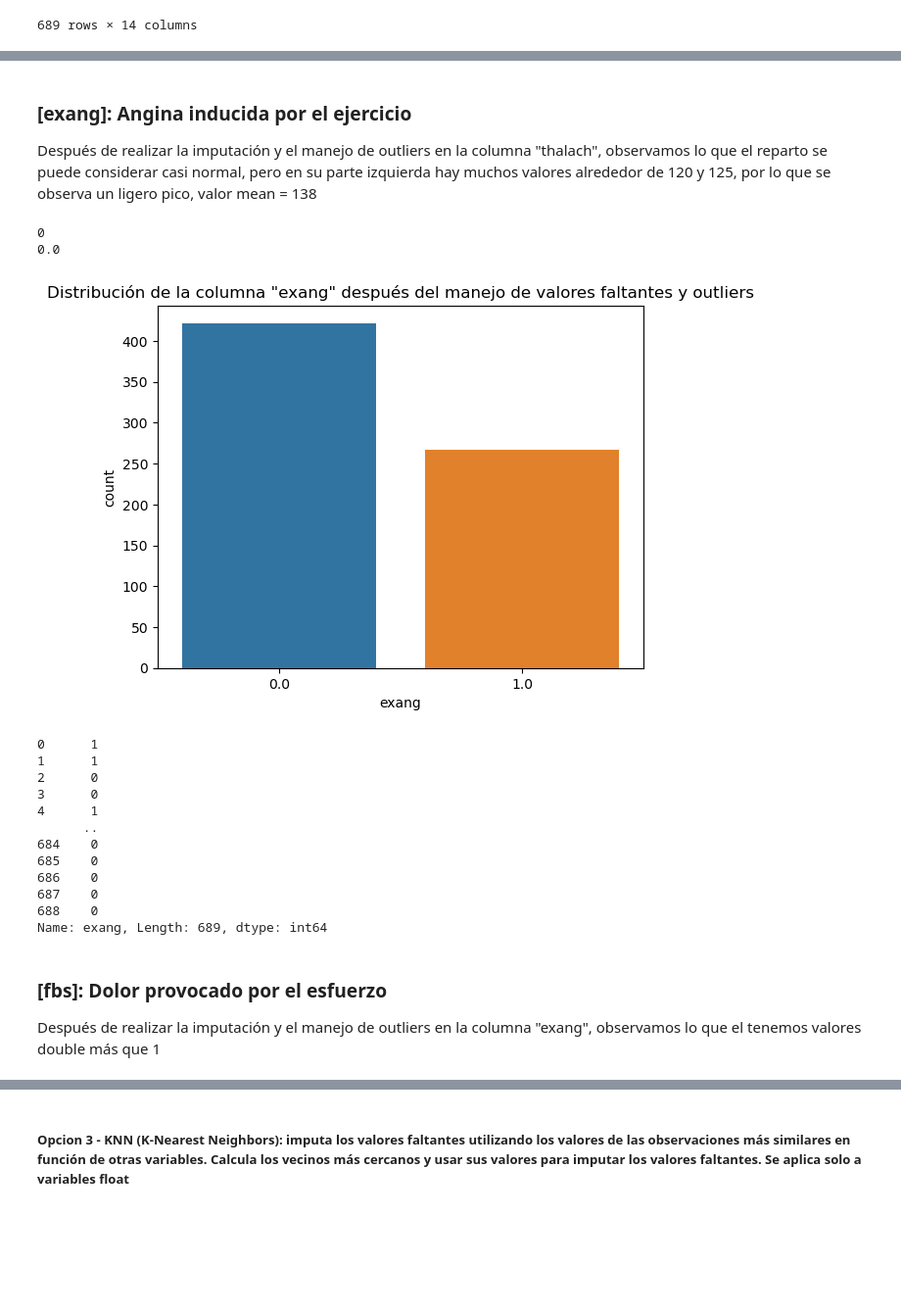
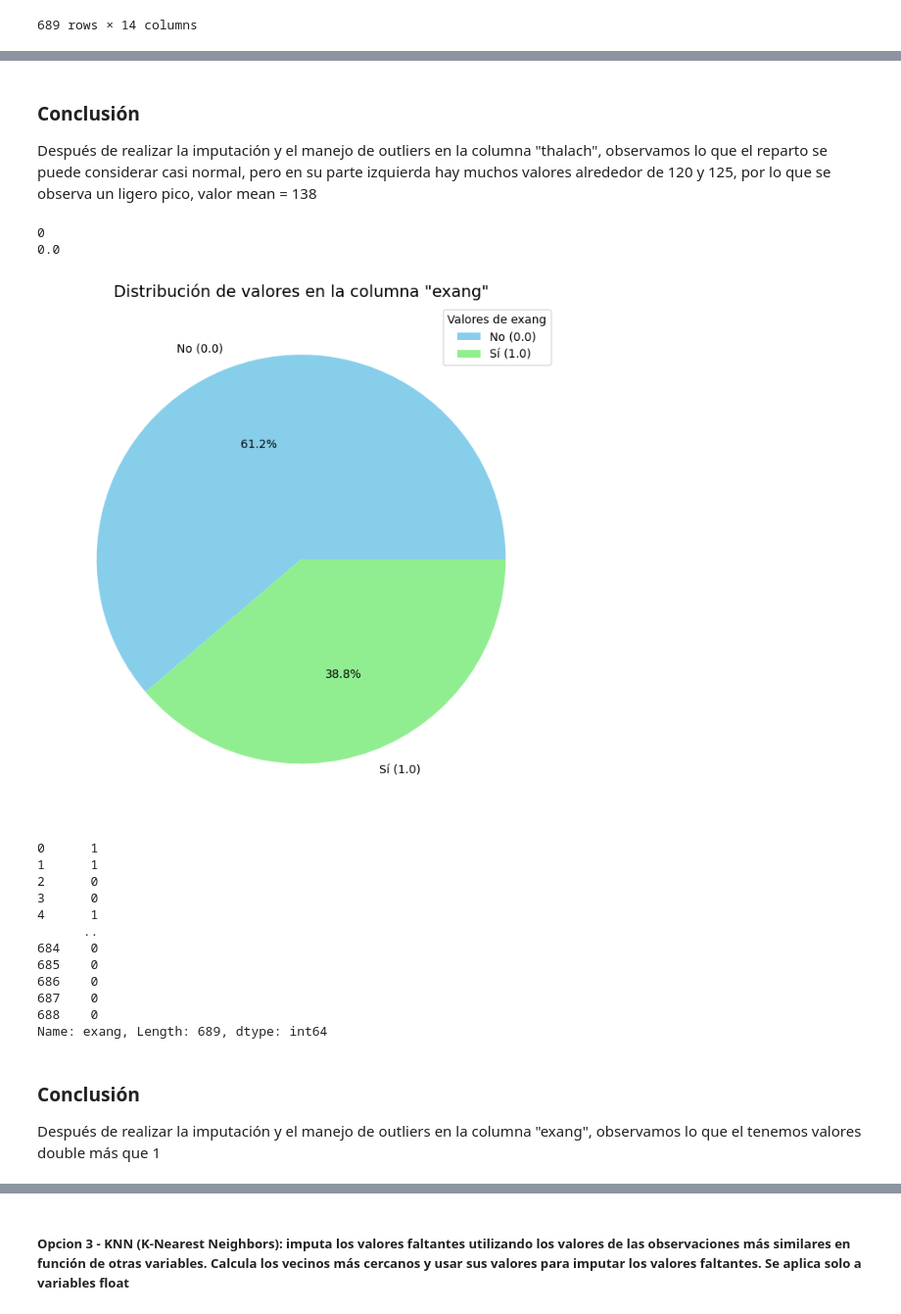
Before and after one commit to cmarty02/DATACADABRA_DataProject_3, a Jupyter notebook: data_raw/Data_Project_3_final.ipynb, the cells around one changed output, grey strips where cells are left out. Shown at 98% size. Drawn from its saved outputs; the diff is of its cells as text; code cells hidden in the pictures; blank space fills up the shorter version.

```diff
--- a/data_raw/Data_Project_3_final.ipynb
+++ b/data_raw/Data_Project_3_final.ipynb
@@ -585,38 +672,46 @@ Name: trestbps, Length: 689, dtype: float64
 # %% [markdown]
-### [exang]: Angina inducida por el ejercicio
+### Conclusión
 
 Después de realizar la imputación y el manejo de outliers en la columna "thalach", observamos lo que el reparto se puede considerar casi normal, pero en su parte izquierda hay muchos valores alrededor de 120 y 125, por lo que se observa un ligero pico, valor mean = 138
 # %%
 # Step 1: Group by 'cp' and 'restecg' and get the mode of 'exang'
 mode_exang_by_cp_restecg = train_copy_b.groupby(['cp', 'restecg'])['exang'].apply(lambda x: x.mode().iloc[0] if not x.mode().empty else np.nan)
 
 # Step 2: Fill in missing values in 'exang' based on the mode for the corresponding 'cp' and 'restecg' combination
 def fill_missing_exang(row):
     if pd.isnull(row['exang']):
         cp = row['cp']
         restecg = row['restecg']
         if (cp, restecg) in mode_exang_by_cp_restecg:
             return mode_exang_by_cp_restecg[(cp, restecg)]
     return row['exang']
 
 train_copy_b['exang'] = train_copy_b.apply(fill_missing_exang, axis=1)
 
 #print(train_copy_b[train_copy_b['chol'].isnull()])
 print(train_copy_b['exang'] .isnull().sum())
 print(train_copy_b['exang'].median())
 
-# Print the distribution of the 'trestbps' column after handling missing values
-# Create a bar chart of the exang distribution
-sns.countplot(x='exang', data=train_copy_b)
-plt.title('Distribución de la columna "exang" después del manejo de valores faltantes y outliers')
+conteo_exang = train_copy_b['exang'].value_counts()
+
+descripcion_exang = {
+    0: "No",
+    1: "Sí"
+}
+
+plt.figure(figsize=(8, 8))
+plt.pie(conteo_exang, labels=[f'{descripcion_exang[idx]} ({idx})' for idx in conteo_exang.index], autopct='%1.1f%%', colors=['skyblue', 'lightgreen'])
+plt.title('Distribución de valores en la columna "exang"', fontsize=14)
+plt.legend(title='Valores de exang', loc='upper right')
 plt.show()
+
 
 train_copy_b['exang'] = train_copy_b['exang'].fillna(np.nan).astype('int64')
 train_copy_b['exang']
 # %% [output]
 0
 0.0
-[figure, old version]
+[figure, new version]
 0      1
 1      1
 2      0
@@ -630,7 +725,7 @@ train_copy_b['exang']
 688    0
 Name: exang, Length: 689, dtype: int64
 # %% [markdown]
-### [fbs]: Dolor provocado por el esfuerzo
+### Conclusión
 
 Después de realizar la imputación y el manejo de outliers en la columna "exang", observamos lo que el tenemos valores double más que 1
 # %%
```
Also changed, not shown: parts of 46 cells of this notebook, 1 other file.
